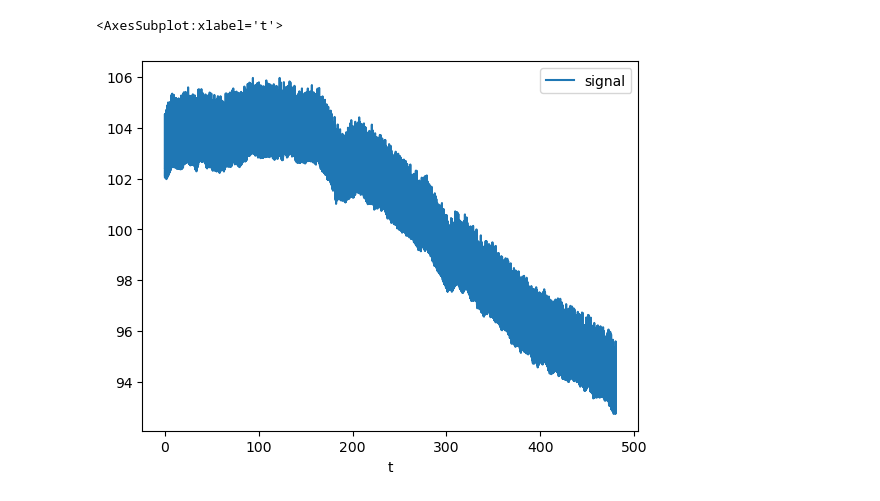
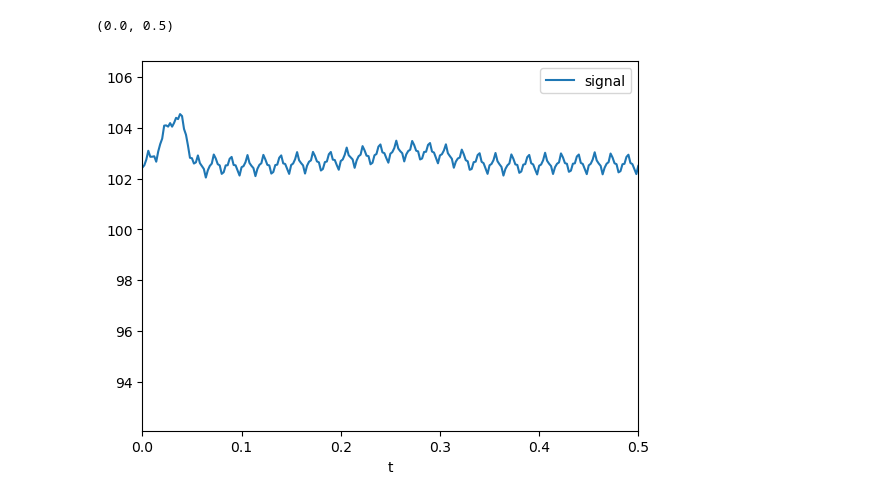
Before and after one commit to derick-amontagna/master-degree-ufsc-electrical-engineering, a Jupyter notebook: PSB/T1/ex04.ipynb, the cells around one changed output. Cells and saved outputs as stored; diff of their text form; code cells hidden in the pictures.

```diff
--- a/PSB/T1/ex04.ipynb
+++ b/PSB/T1/ex04.ipynb
@@ -6,6 +5,7 @@ import scipy.signal
 # %%
 df = pd.read_csv('C:\\Users\\doxda\\OneDrive\\Documentos\\Repositorios\\master-degree-ufsc-electrical-engineering\\PSB\\T1\\data\\ECGtest03.csv')
 df.plot(x='t', y='signal')
+plt.xlim([0, 0.5])
 # %% [output]
-<AxesSubplot:xlabel='t'>
+(0.0, 0.5)
-[figure, old version]
+[figure, new version]
```
Also changed, not shown: parts of 3 cells of this notebook, 1 other file.
